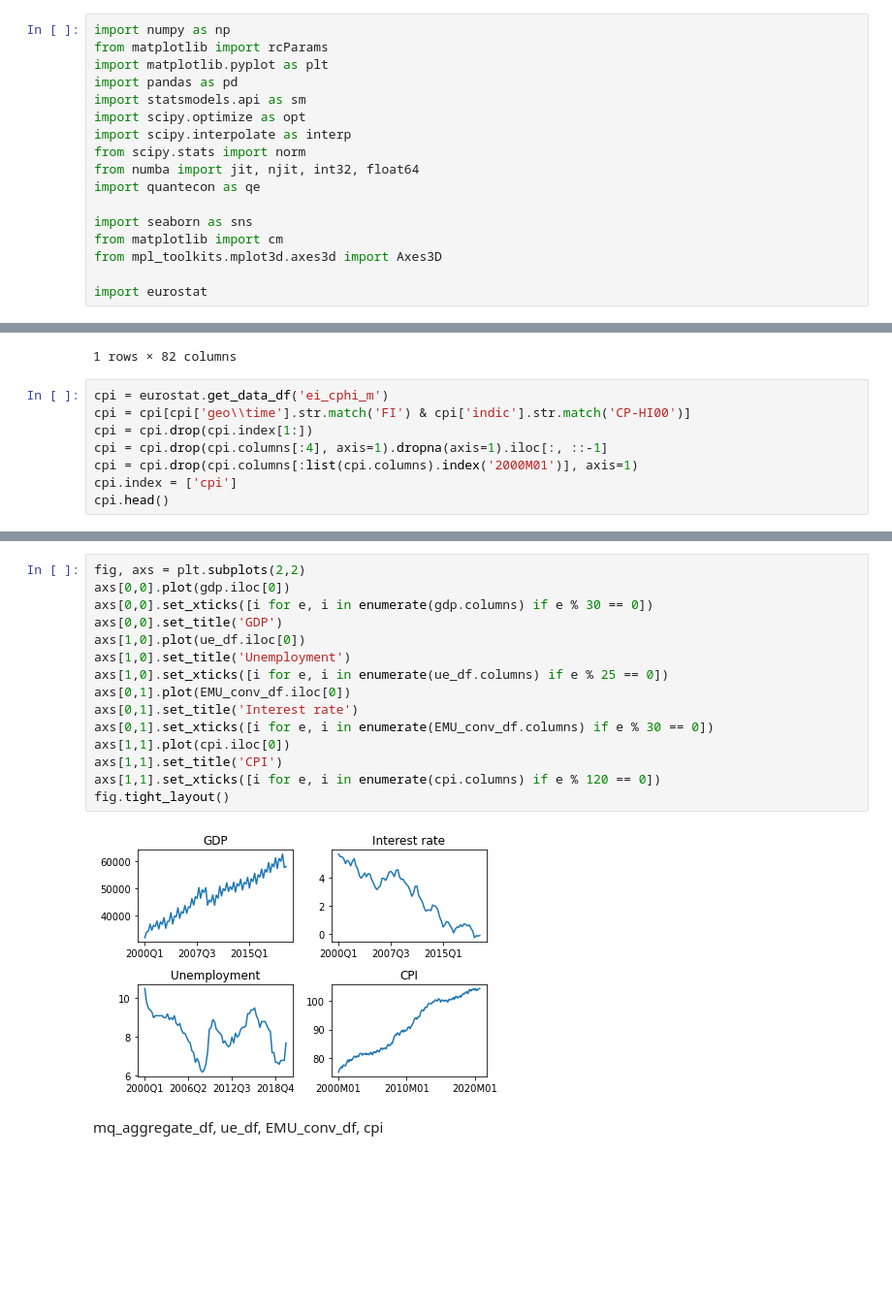
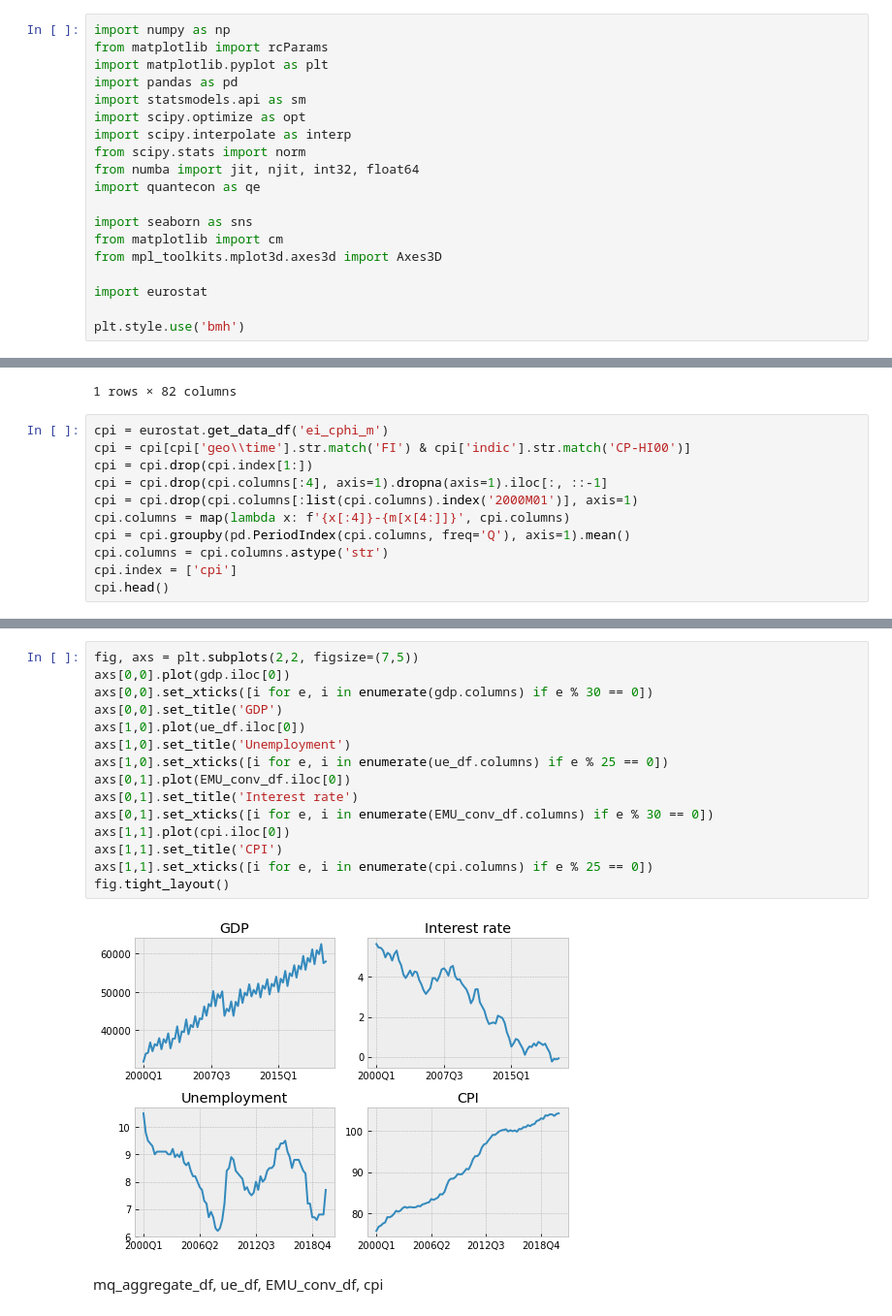
Before and after one commit to SanteriVtj/inflation-and-unemployment-lr, a Jupyter notebook: nb.ipynb, the cells around one changed output, grey strips where cells are left out. Shown at 97% size. Drawn from its saved outputs; the diff is of its cells as text; blank space fills up the shorter version.

```diff
--- a/nb.ipynb
+++ b/nb.ipynb
@@ -15,5 +15,7 @@ from matplotlib import cm
 from mpl_toolkits.mplot3d.axes3d import Axes3D
 
 import eurostat
+
+plt.style.use('bmh')
 # %%
 m = {
@@ -69,6 +71,9 @@ cpi = cpi[cpi['geo\\time'].str.match('FI') & cpi['indic'].str.match('CP-HI00')]
 cpi = cpi.drop(cpi.index[1:])
 cpi = cpi.drop(cpi.columns[:4], axis=1).dropna(axis=1).iloc[:, ::-1]
 cpi = cpi.drop(cpi.columns[:list(cpi.columns).index('2000M01')], axis=1)
+cpi.columns = map(lambda x: f'{x[:4]}-{m[x[4:]]}', cpi.columns)
+cpi = cpi.groupby(pd.PeriodIndex(cpi.columns, freq='Q'), axis=1).mean()
+cpi.columns = cpi.columns.astype('str')
 cpi.index = ['cpi']
 cpi.head()
 # %% [output]
@@ -78,19 +83,19 @@ cpi.head()
 # %%
-fig, axs = plt.subplots(2,2)
+fig, axs = plt.subplots(2,2, figsize=(7,5))
 axs[0,0].plot(gdp.iloc[0])
 axs[0,0].set_xticks([i for e, i in enumerate(gdp.columns) if e % 30 == 0])
 axs[0,0].set_title('GDP')
 axs[1,0].plot(ue_df.iloc[0])
 axs[1,0].set_title('Unemployment')
 axs[1,0].set_xticks([i for e, i in enumerate(ue_df.columns) if e % 25 == 0])
 axs[0,1].plot(EMU_conv_df.iloc[0])
 axs[0,1].set_title('Interest rate')
 axs[0,1].set_xticks([i for e, i in enumerate(EMU_conv_df.columns) if e % 30 == 0])
 axs[1,1].plot(cpi.iloc[0])
 axs[1,1].set_title('CPI')
-axs[1,1].set_xticks([i for e, i in enumerate(cpi.columns) if e % 120 == 0])
+axs[1,1].set_xticks([i for e, i in enumerate(cpi.columns) if e % 25 == 0])
 fig.tight_layout()
 # %% [output]
-[figure, old version]
+[figure, new version]
 # %% [markdown]
 mq_aggregate_df, ue_df, EMU_conv_df, cpi
```
Also changed, not shown: parts of 5 cells of this notebook.
